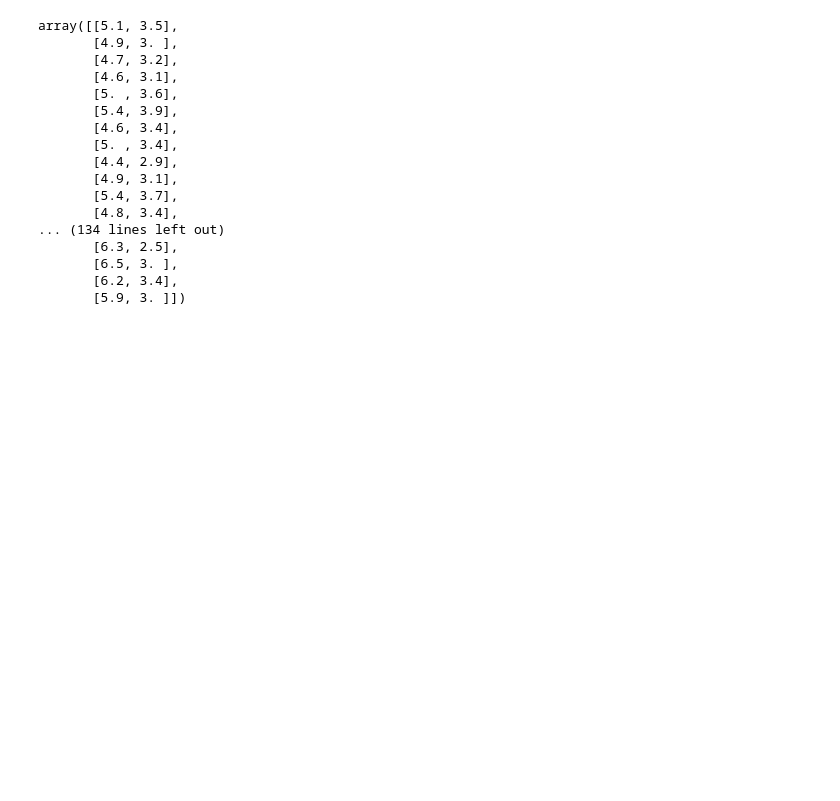
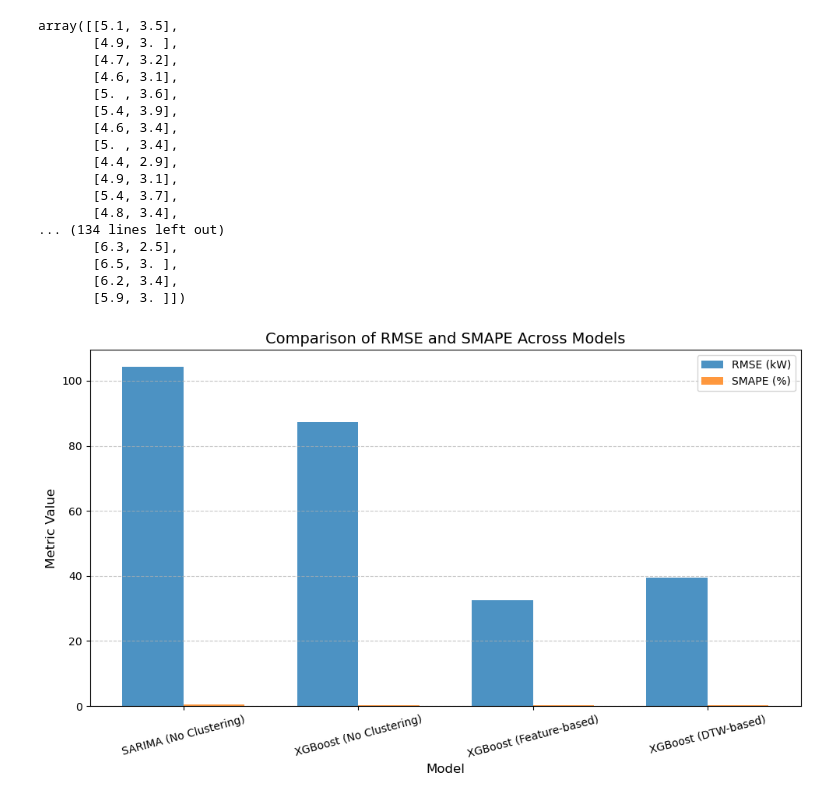
Before and after one commit to kesant/lightweight_clustered_energy_forecasts, a Jupyter notebook: notebooks/11A/onnx.ipynb, the cells around one changed output. Saved outputs shown, nothing was run; the diff lists cells and outputs as text; code cells hidden in the pictures; blank space fills up the shorter version.

```diff
--- a/notebooks/11A/onnx.ipynb
+++ b/notebooks/11A/onnx.ipynb
@@ -352,3 +352,34 @@ array([[5.1, 3.5],
        [6.5, 3. ],
        [6.2, 3.4],
        [5.9, 3. ]])
+# %%
+import matplotlib.pyplot as plt
+import numpy as np
+
+# Data
+models = ["SARIMA (No Clustering)", "XGBoost (No Clustering)", "XGBoost (Feature-based)", "XGBoost (DTW-based)"]
+rmse = [104.25, 87.27, 32.46, 39.45]
+smape = [0.49, 0.35, 0.1595, 0.2049]
+
+# Bar width and positions
+bar_width = 0.35
+index = np.arange(len(models))
+
+# Plot RMSE
+plt.figure(figsize=(10, 6))
+plt.bar(index - bar_width / 2, rmse, bar_width, label='RMSE (kW)', alpha=0.8)
+plt.bar(index + bar_width / 2, smape, bar_width, label='SMAPE (%)', alpha=0.8)
+
+# Labels and title
+plt.xlabel('Model', fontsize=12)
+plt.ylabel('Metric Value', fontsize=12)
+plt.title('Comparison of RMSE and SMAPE Across Models', fontsize=14)
+plt.xticks(index, models, rotation=15, fontsize=10)
+plt.legend()
+plt.grid(axis='y', linestyle='--', alpha=0.7)
+
+# Show plot
+plt.tight_layout()
+plt.show()
+# %% [output]
+[figure, added]
```
Also changed, not shown: parts of 1 cell of this notebook, 6 other files.
